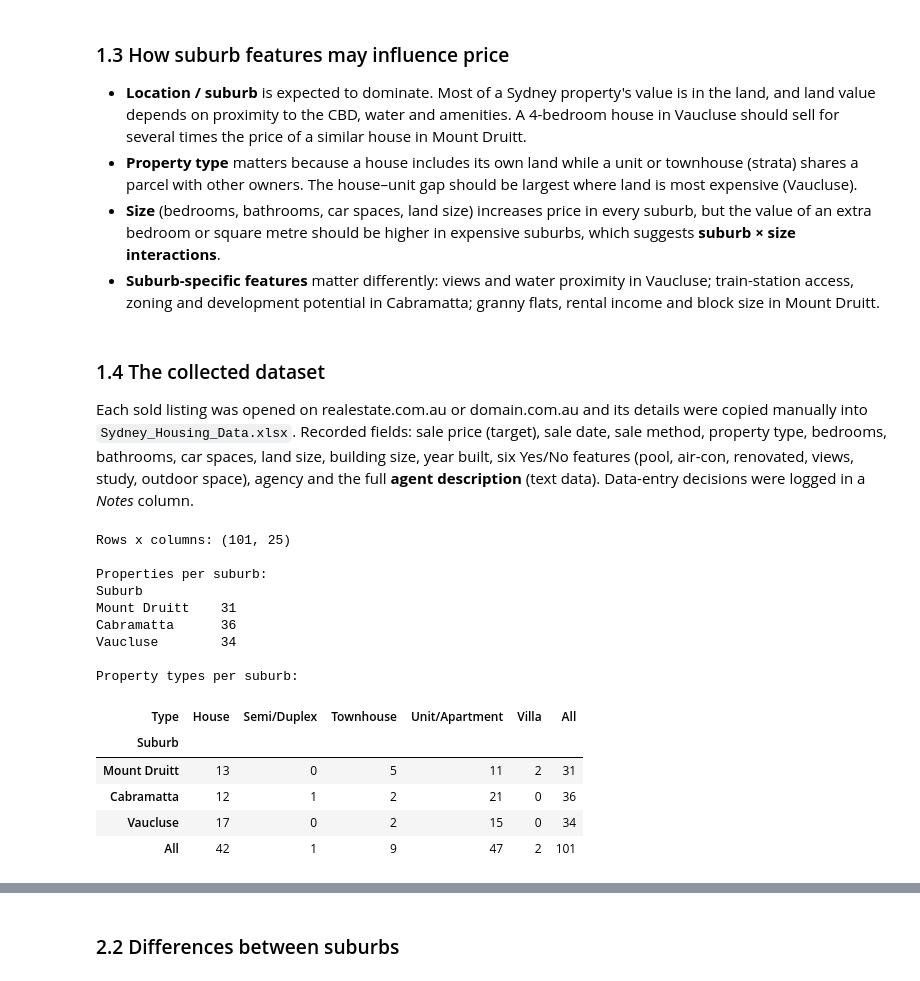
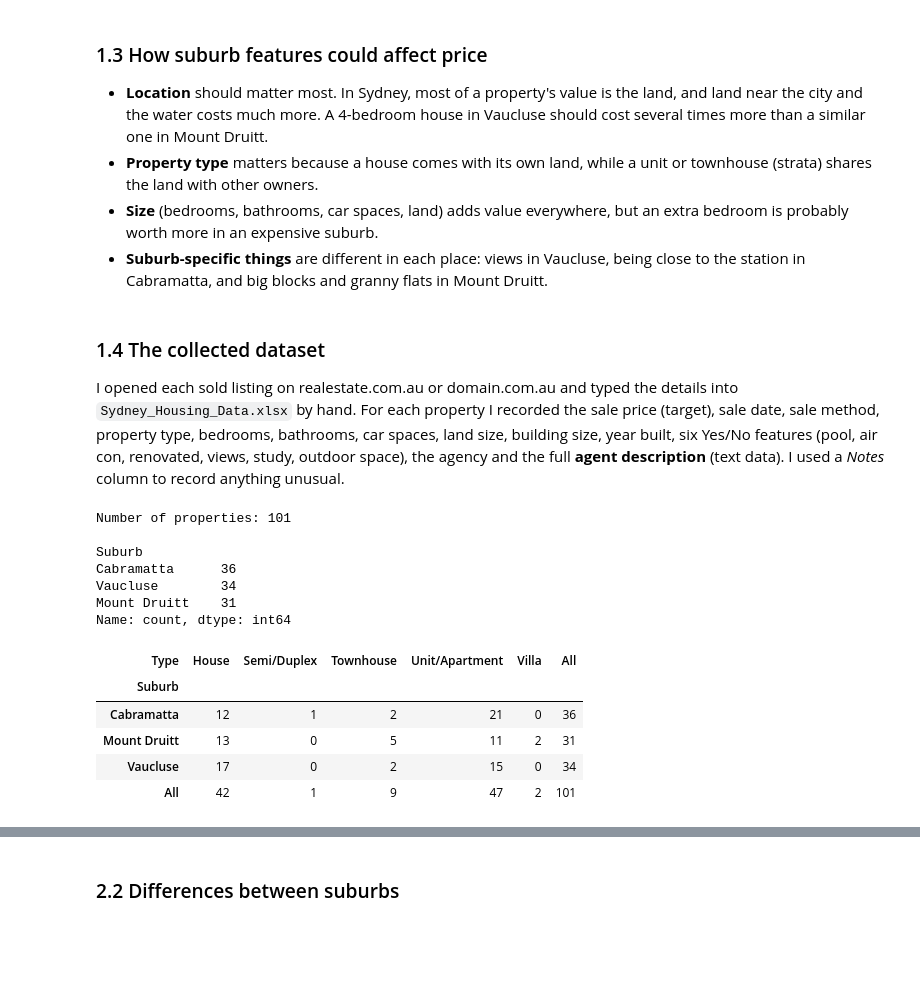
Before and after one commit to chakriyathida/sydney-housing-price, a Jupyter notebook: Task 8.1D.ipynb, the cells around one changed output, grey strips where cells are left out. Saved outputs shown, nothing was run; the diff lists cells and outputs as text; code cells hidden in the pictures; blank space fills up the shorter version.

```diff
--- a/Task 8.1D.ipynb
+++ b/Task 8.1D.ipynb
@@ -40,0 +4,21 @@ The model is trained on recently **sold** properties (not asking prices), so the
+# %%
+import numpy as np
+import pandas as pd
+import matplotlib.pyplot as plt
+import seaborn as sns
+import joblib
+
+from sklearn.model_selection import KFold, cross_validate, cross_val_predict
+from sklearn.pipeline import make_pipeline
+from sklearn.preprocessing import StandardScaler
+from sklearn.linear_model import Ridge
+from sklearn.ensemble import RandomForestRegressor, GradientBoostingRegressor
+
+pd.set_option("display.max_columns", 30)
+pd.set_option("display.width", 200)
+sns.set_theme(style="whitegrid")
+
+import warnings
+warnings.filterwarnings("ignore")   # hide library warnings so the outputs are easier to read
+
+SUBURBS = ["Mount Druitt", "Cabramatta", "Vaucluse"]   # cheapest to most expensive
@@ -56,40 +45,36 @@ The three suburbs were chosen because they represent **substantially different h
 # %% [markdown]
-### 1.3 How suburb features may influence price
-- **Location / suburb** is expected to dominate. Most of a Sydney property's value is in the land, and land value depends on proximity to the CBD, water and amenities. A 4-bedroom house in Vaucluse should sell for several times the price of a similar house in Mount Druitt.
-- **Property type** matters because a house includes its own land while a unit or townhouse (strata) shares a parcel with other owners. The house–unit gap should be largest where land is most expensive (Vaucluse).
-- **Size** (bedrooms, bathrooms, car spaces, land size) increases price in every suburb, but the value of an extra bedroom or square metre should be higher in expensive suburbs, which suggests **suburb × size interactions**.
-- **Suburb-specific features** matter differently: views and water proximity in Vaucluse; train-station access, zoning and development potential in Cabramatta; granny flats, rental income and block size in Mount Druitt.
+### 1.3 How suburb features could affect price
+- **Location** should matter most. In Sydney, most of a property's value is the land, and land near the city and the water costs much more. A 4-bedroom house in Vaucluse should cost several times more than a similar one in Mount Druitt.
+- **Property type** matters because a house comes with its own land, while a unit or townhouse (strata) shares the land with other owners.
+- **Size** (bedrooms, bathrooms, car spaces, land) adds value everywhere, but an extra bedroom is probably worth more in an expensive suburb.
+- **Suburb-specific things** are different in each place: views in Vaucluse, being close to the station in Cabramatta, and big blocks and granny flats in Mount Druitt.
 # %% [markdown]
 ### 1.4 The collected dataset
-Each sold listing was opened on realestate.com.au or domain.com.au and its details were copied manually into `Sydney_Housing_Data.xlsx`. Recorded fields: sale price (target), sale date, sale method, property type, bedrooms, bathrooms, car spaces, land size, building size, year built, six Yes/No features (pool, air-con, renovated, views, study, outdoor space), agency and the full **agent description** (text data). Data-entry decisions were logged in a *Notes* column.
+I opened each sold listing on realestate.com.au or domain.com.au and typed the details into `Sydney_Housing_Data.xlsx` by hand. For each property I recorded the sale price (target), sale date, sale method, property type, bedrooms, bathrooms, car spaces, land size, building size, year built, six Yes/No features (pool, air con, renovated, views, study, outdoor space), the agency and the full **agent description** (text data). I used a *Notes* column to record anything unusual.
 # %%
-df_raw = pd.read_excel("Sydney_Housing_Data.xlsx", sheet_name="Sold Properties")
-df = df_raw.copy()
-df = df.rename(columns={"Sale Price ($)": "Price", "Land Size (m²)": "Land_m2",
-                        "Building Size (m²)": "Building_m2", "Car Spaces": "Cars",
-                        "Property Type": "Type", "Sale Method": "Method",
-                        "Sale Date": "SaleDate", "Year Built": "YearBuilt",
-                        "Agent Description": "Description"})
-df["Suburb"] = pd.Categorical(df["Suburb"], categories=SUBURB_ORDER, ordered=True)
+df = pd.read_excel("Sydney_Housing_Data.xlsx")
 
-print("Rows x columns:", df.shape)
-print("\nProperties per suburb:")
-print(df["Suburb"].value_counts().reindex(SUBURB_ORDER).to_string())
-print("\nProperty types per suburb:")
-display(pd.crosstab(df["Suburb"], df["Type"], margins=True))
+# shorter column names so the code is easier to read
+df = df.rename(columns={"Sale Price ($)": "Price", "Sale Date": "SaleDate", "Property Type": "Type",
+                        "Car Spaces": "Cars", "Land Size (m²)": "Land", "Building Size (m²)": "Building",
+                        "Year Built": "YearBuilt", "Sale Method": "Method", "Agent Description": "Description"})
+
+print("Number of properties:", len(df))
+print()
+print(df["Suburb"].value_counts())
+print()
+pd.crosstab(df["Suburb"], df["Type"], margins=True)
 # %% [output]
-Rows x columns: (101, 25)
+Number of properties: 101
 
-Properties per suburb:
 Suburb
-Mount Druitt    31
 Cabramatta      36
 Vaucluse        34
-
-Property types per suburb:
+Mount Druitt    31
+Name: count, dtype: int64
 | Type | House | Semi/Duplex | Townhouse | Unit/Apartment | Villa | All |
 | Suburb |  |  |  |  |  |  |
+| Cabramatta | 12 | 1 | 2 | 21 | 0 | 36 |
 | Mount Druitt | 13 | 0 | 5 | 11 | 2 | 31 |
-| Cabramatta | 12 | 1 | 2 | 21 | 0 | 36 |
 | Vaucluse | 17 | 0 | 2 | 15 | 0 | 34 |
 | All | 42 | 1 | 9 | 47 | 2 | 101 |
```
Also changed, not shown: parts of 101 cells of this notebook, 10 other files.
